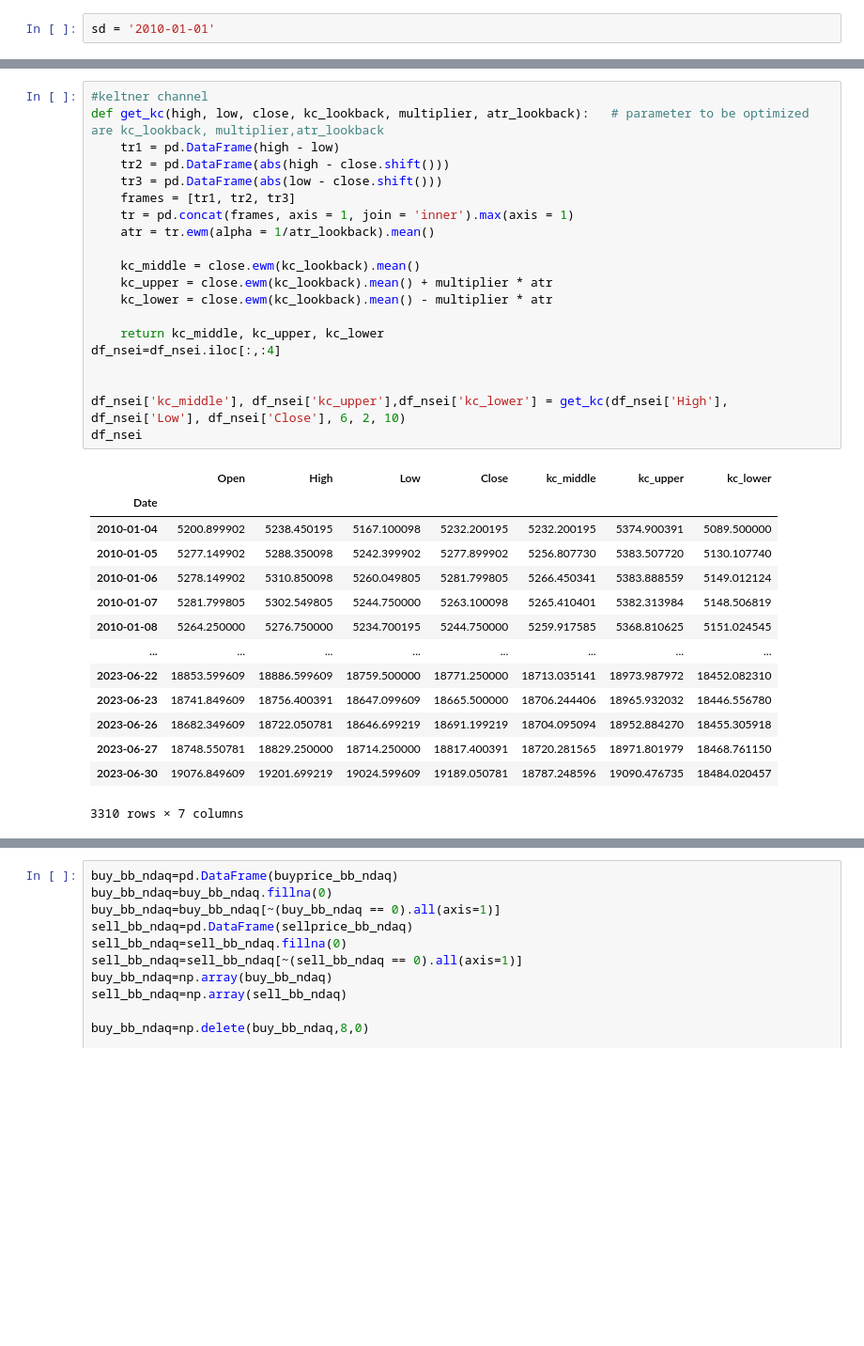
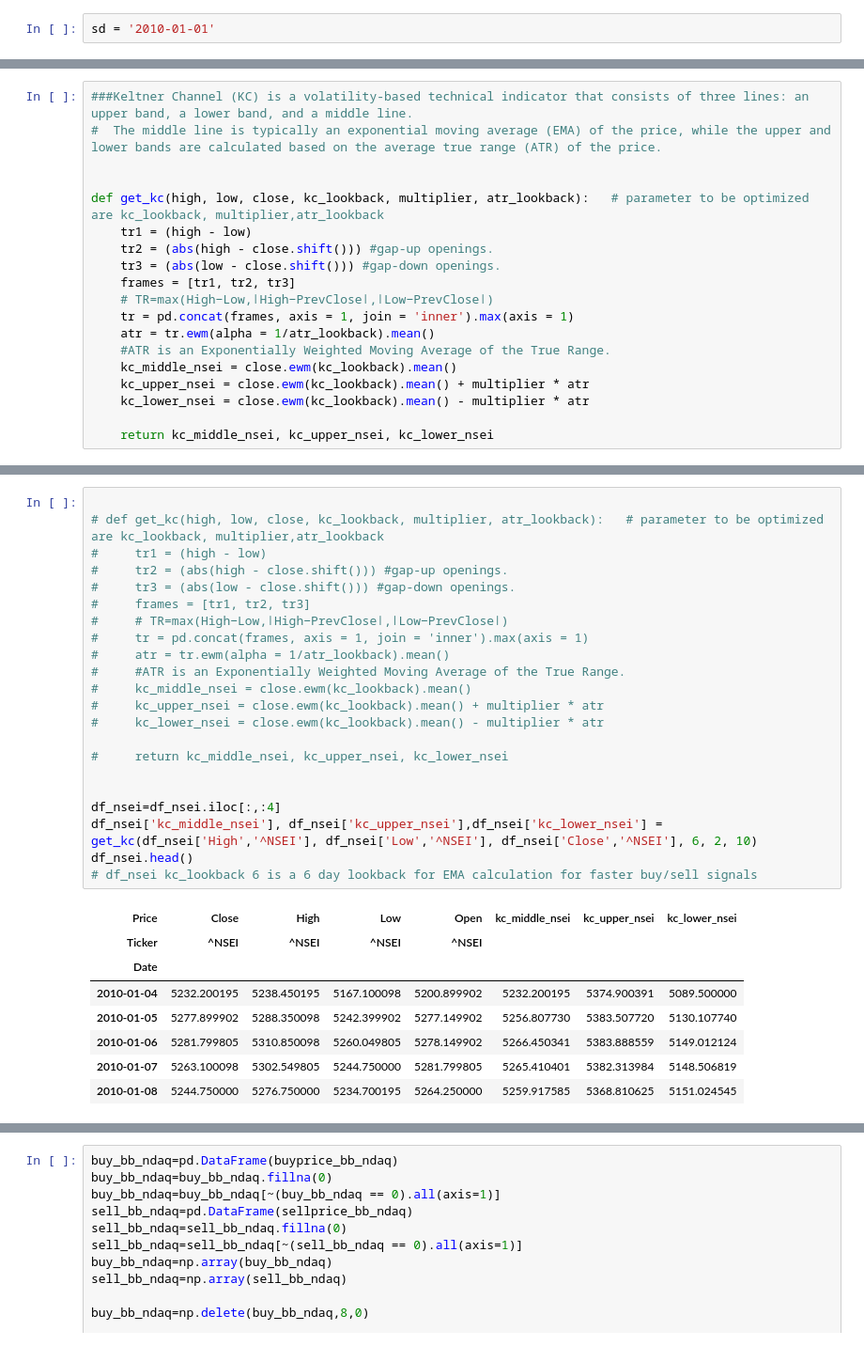
Before and after one commit to shivamp-20/Mathematical-Trading-Strategies, a Jupyter notebook: Assignment 2/210910_Assignment_2.ipynb, the cells around one changed output, grey strips where cells are left out. Shown at 94% size. Cells and saved outputs as stored; diff of their text form; blank space fills up the shorter version.

```diff
--- a/Assignment 2/210910_Assignment_2.ipynb
+++ b/Assignment 2/210910_Assignment_2.ipynb
@@ -38,0 +66,19 @@ Correlation between NASDAQ returns and lagged NSE returns: -0.05718013552332302
+# %%
+###Keltner Channel (KC) is a volatility-based technical indicator that consists of three lines: an upper band, a lower band, and a middle line.
+#  The middle line is typically an exponential moving average (EMA) of the price, while the upper and lower bands are calculated based on the average true range (ATR) of the price.
+
+
+def get_kc(high, low, close, kc_lookback, multiplier, atr_lookback):   # parameter to be optimized are kc_lookback, multiplier,atr_lookback
+    tr1 = (high - low)
+    tr2 = (abs(high - close.shift())) #gap-up openings.
+    tr3 = (abs(low - close.shift())) #gap-down openings.
+    frames = [tr1, tr2, tr3]
+    # TR=max(High−Low,∣High−PrevClose∣,∣Low−PrevClose∣)
+    tr = pd.concat(frames, axis = 1, join = 'inner').max(axis = 1)
+    atr = tr.ewm(alpha = 1/atr_lookback).mean()
+    #ATR is an Exponentially Weighted Moving Average of the True Range.
+    kc_middle_nsei = close.ewm(kc_lookback).mean()
+    kc_upper_nsei = close.ewm(kc_lookback).mean() + multiplier * atr
+    kc_lower_nsei = close.ewm(kc_lookback).mean() - multiplier * atr
+
+    return kc_middle_nsei, kc_upper_nsei, kc_lower_nsei
@@ -58,35 +151,31 @@ df_nsei
 # %%
-#keltner channel
-def get_kc(high, low, close, kc_lookback, multiplier, atr_lookback):   # parameter to be optimized are kc_lookback, multiplier,atr_lookback
-    tr1 = pd.DataFrame(high - low)
-    tr2 = pd.DataFrame(abs(high - close.shift()))
-    tr3 = pd.DataFrame(abs(low - close.shift()))
-    frames = [tr1, tr2, tr3]
-    tr = pd.concat(frames, axis = 1, join = 'inner').max(axis = 1)
-    atr = tr.ewm(alpha = 1/atr_lookback).mean()
 
-    kc_middle = close.ewm(kc_lookback).mean()
-    kc_upper = close.ewm(kc_lookback).mean() + multiplier * atr
-    kc_lower = close.ewm(kc_lookback).mean() - multiplier * atr
+# def get_kc(high, low, close, kc_lookback, multiplier, atr_lookback):   # parameter to be optimized are kc_lookback, multiplier,atr_lookback
+#     tr1 = (high - low)
+#     tr2 = (abs(high - close.shift())) #gap-up openings.
+#     tr3 = (abs(low - close.shift())) #gap-down openings.
+#     frames = [tr1, tr2, tr3]
+#     # TR=max(High−Low,∣High−PrevClose∣,∣Low−PrevClose∣)
+#     tr = pd.concat(frames, axis = 1, join = 'inner').max(axis = 1)
+#     atr = tr.ewm(alpha = 1/atr_lookback).mean()
+#     #ATR is an Exponentially Weighted Moving Average of the True Range.
+#     kc_middle_nsei = close.ewm(kc_lookback).mean()
+#     kc_upper_nsei = close.ewm(kc_lookback).mean() + multiplier * atr
+#     kc_lower_nsei = close.ewm(kc_lookback).mean() - multiplier * atr
 
-    return kc_middle, kc_upper, kc_lower
-df_nsei=df_nsei.iloc[:,:4]
+#     return kc_middle_nsei, kc_upper_nsei, kc_lower_nsei
 
 
-df_nsei['kc_middle'], df_nsei['kc_upper'],df_nsei['kc_lower'] = get_kc(df_nsei['High'], df_nsei['Low'], df_nsei['Close'], 6, 2, 10)
-df_nsei
+df_nsei=df_nsei.iloc[:,:4]
+df_nsei['kc_middle_nsei'], df_nsei['kc_upper_nsei'],df_nsei['kc_lower_nsei'] = get_kc(df_nsei['High','^NSEI'], df_nsei['Low','^NSEI'], df_nsei['Close','^NSEI'], 6, 2, 10)
+df_nsei.head()
+# df_nsei kc_lookback 6 is a 6 day lookback for EMA calculation for faster buy/sell signals
 # %% [output]
-|  | Open | High | Low | Close | kc_middle | kc_upper | kc_lower |
+| Price | Close | High | Low | Open | kc_middle_nsei | kc_upper_nsei | kc_lower_nsei |
+| Ticker | ^NSEI | ^NSEI | ^NSEI | ^NSEI |  |  |  |
 | Date |  |  |  |  |  |  |  |
-| 2010-01-04 | 5200.899902 | 5238.450195 | 5167.100098 | 5232.200195 | 5232.200195 | 5374.900391 | 5089.500000 |
-| 2010-01-05 | 5277.149902 | 5288.350098 | 5242.399902 | 5277.899902 | 5256.807730 | 5383.507720 | 5130.107740 |
-| 2010-01-06 | 5278.149902 | 5310.850098 | 5260.049805 | 5281.799805 | 5266.450341 | 5383.888559 | 5149.012124 |
-| 2010-01-07 | 5281.799805 | 5302.549805 | 5244.750000 | 5263.100098 | 5265.410401 | 5382.313984 | 5148.506819 |
-| 2010-01-08 | 5264.250000 | 5276.750000 | 5234.700195 | 5244.750000 | 5259.917585 | 5368.810625 | 5151.024545 |
-| ... | ... | ... | ... | ... | ... | ... | ... |
-| 2023-06-22 | 18853.599609 | 18886.599609 | 18759.500000 | 18771.250000 | 18713.035141 | 18973.987972 | 18452.082310 |
-| 2023-06-23 | 18741.849609 | 18756.400391 | 18647.099609 | 18665.500000 | 18706.244406 | 18965.932032 | 18446.556780 |
-| 2023-06-26 | 18682.349609 | 18722.050781 | 18646.699219 | 18691.199219 | 18704.095094 | 18952.884270 | 18455.305918 |
-| 2023-06-27 | 18748.550781 | 18829.250000 | 18714.250000 | 18817.400391 | 18720.281565 | 18971.801979 | 18468.761150 |
-| 2023-06-30 | 19076.849609 | 19201.699219 | 19024.599609 | 19189.050781 | 18787.248596 | 19090.476735 | 18484.020457 |
+| 2010-01-04 | 5232.200195 | 5238.450195 | 5167.100098 | 5200.899902 | 5232.200195 | 5374.900391 | 5089.500000 |
+| 2010-01-05 | 5277.899902 | 5288.350098 | 5242.399902 | 5277.149902 | 5256.807730 | 5383.507720 | 5130.107740 |
+| 2010-01-06 | 5281.799805 | 5310.850098 | 5260.049805 | 5278.149902 | 5266.450341 | 5383.888559 | 5149.012124 |
+| 2010-01-07 | 5263.100098 | 5302.549805 | 5244.750000 | 5281.799805 | 5265.410401 | 5382.313984 | 5148.506819 |
+| 2010-01-08 | 5244.750000 | 5276.750000 | 5234.700195 | 5264.250000 | 5259.917585 | 5368.810625 | 5151.024545 |
-3310 rows × 7 columns
```
Also changed, not shown: parts of 63 cells of this notebook, 3 other files.
